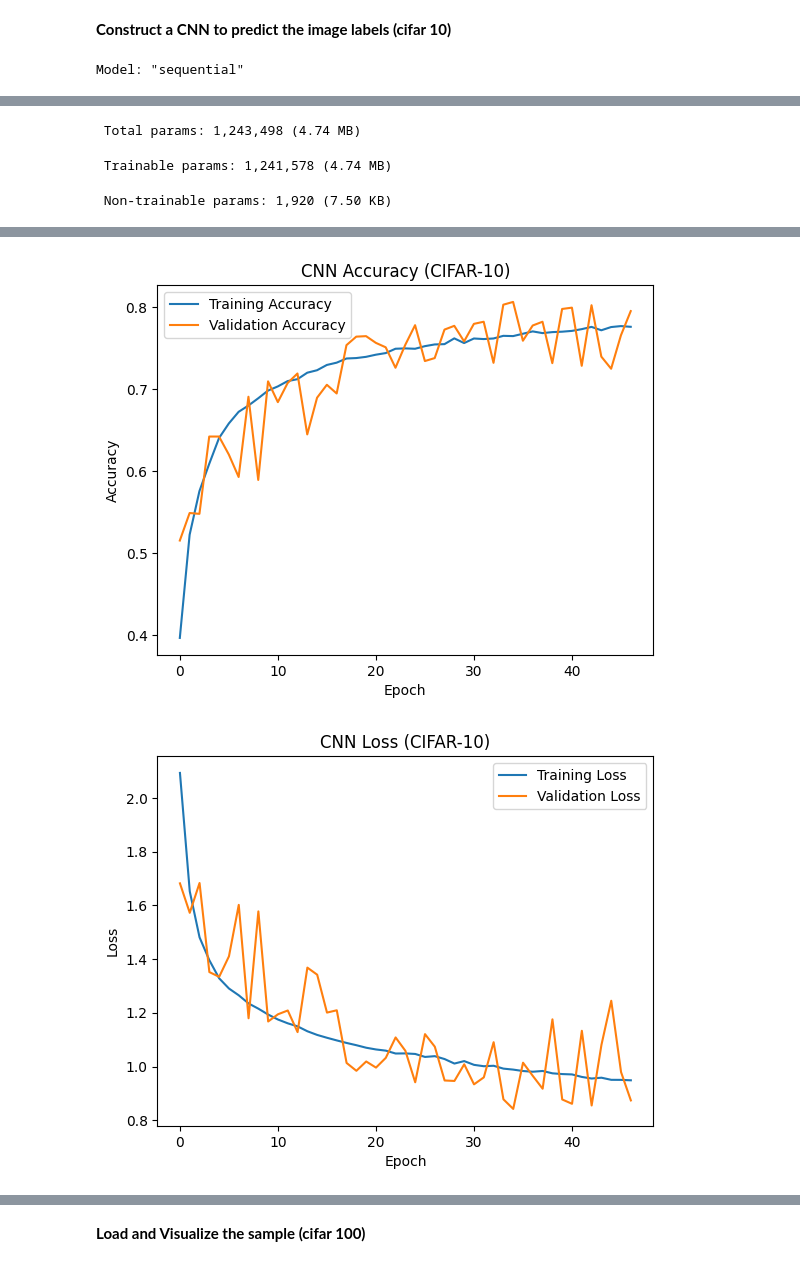
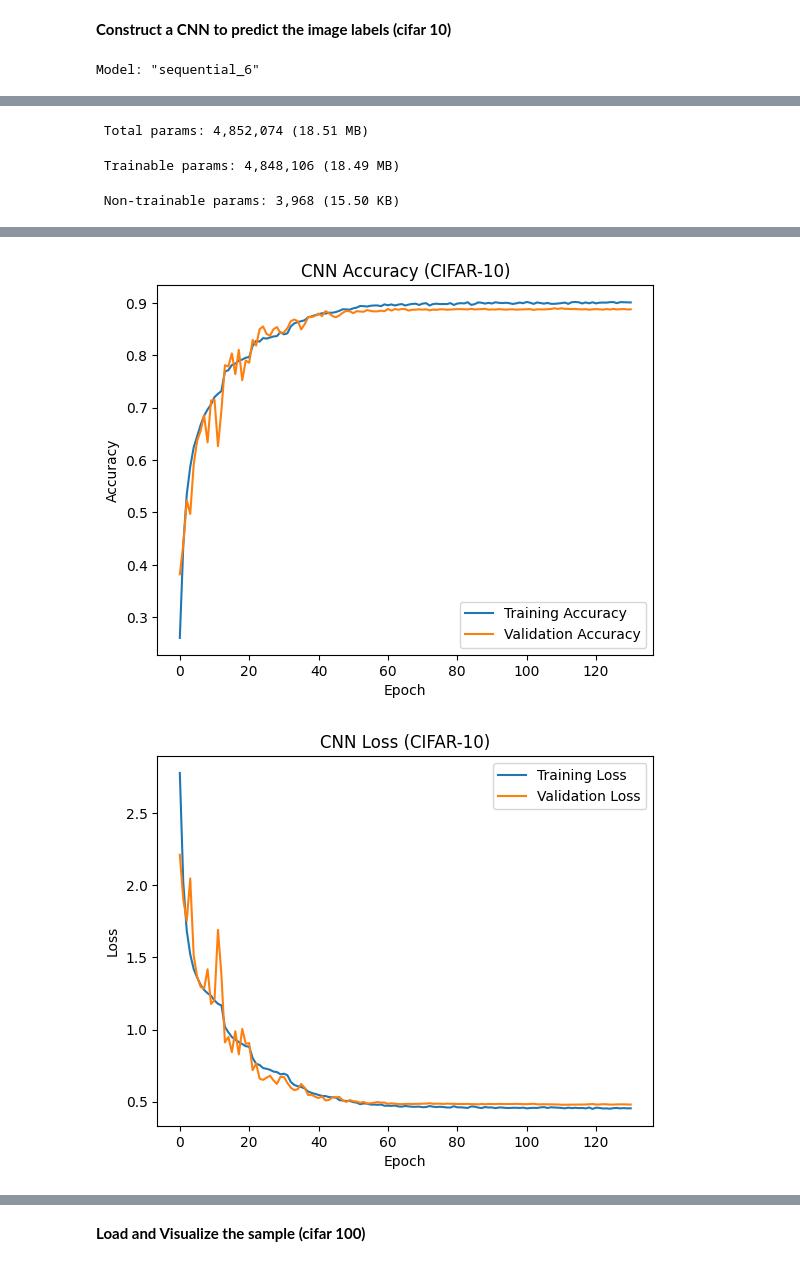
Before and after one commit to juvereturn05151/cs576-Deep-Learning, a Jupyter notebook: Project#2_Ju-veChankasemporn/Project#2DeepLearning.ipynb, the cells around one changed output, grey strips where cells are left out. Cells and saved outputs as stored; diff of their text form; code cells hidden in the pictures.

```diff
--- a/Project#2_Ju-veChankasemporn/Project#2DeepLearning.ipynb
+++ b/Project#2_Ju-veChankasemporn/Project#2DeepLearning.ipynb
@@ -78,7 +78,7 @@ lr_cb = tf.keras.callbacks.ReduceLROnPlateau(
 )
 
 early_cb = tf.keras.callbacks.EarlyStopping(
-    monitor="val_loss", patience=12, restore_best_weights=True, verbose=1
+    monitor="val_loss", patience=20, restore_best_weights=True, verbose=1
 )
 
 
@@ -90,7 +90,7 @@ data_aug = tf.keras.Sequential([
     layers.RandomContrast(0.1),
 ], name="data_aug")
 
-BATCH_SIZE = 64
+BATCH_SIZE = 128
 AUTOTUNE = tf.data.AUTOTUNE
 
 train_ds = tf.data.Dataset.from_tensor_slices((x_tr, y_tr)) \
@@ -118,7 +118,7 @@ model = models.Sequential([
     layers.BatchNormalization(),
     layers.Activation("relu"),
     layers.MaxPooling2D(),
-    layers.Dropout(0.25),
+    layers.Dropout(0.1),
 
     layers.Conv2D(64, 3, padding="same", use_bias=False, kernel_regularizer=regularizers.l2(5e-4)),
     layers.BatchNormalization(),
@@ -127,7 +127,7 @@ model = models.Sequential([
     layers.BatchNormalization(),
     layers.Activation("relu"),
     layers.MaxPooling2D(),
-    layers.Dropout(0.30),
+    layers.Dropout(0.15),
 
     layers.Conv2D(128, 3, padding="same", use_bias=False, kernel_regularizer=regularizers.l2(5e-4)),
     layers.BatchNormalization(),
@@ -136,7 +136,7 @@ model = models.Sequential([
     layers.BatchNormalization(),
     layers.Activation("relu"),
     layers.MaxPooling2D(),
-    layers.Dropout(0.3),
+    layers.Dropout(0.2),
 
     layers.Conv2D(256, 3, padding="same", use_bias=False, kernel_regularizer=regularizers.l2(5e-4)),
     layers.BatchNormalization(),
@@ -145,7 +145,16 @@ model = models.Sequential([
     layers.BatchNormalization(),
     layers.Activation("relu"),
     layers.MaxPooling2D(),
-    layers.Dropout(0.35),
+    layers.Dropout(0.25),
+
+    layers.Conv2D(512, 3, padding="same", use_bias=False, kernel_regularizer=regularizers.l2(5e-4)),
+    layers.BatchNormalization(),
+    layers.Activation("relu"),
+    layers.Conv2D(512, 3, padding="same", use_bias=False, kernel_regularizer=regularizers.l2(5e-4)),
+    layers.BatchNormalization(),
+    layers.Activation("relu"),
+    layers.MaxPooling2D(),
+    layers.Dropout(0.3),
 
     layers.GlobalAveragePooling2D(),
     layers.Dense(256, activation="relu", kernel_regularizer=regularizers.l2(5e-4)),
@@ -157,12 +166,12 @@ model.summary()
 
 steps_per_epoch = int(np.ceil(len(x_tr) / BATCH_SIZE))
 lr_schedule = tf.keras.optimizers.schedules.CosineDecay(
-    initial_learning_rate=1e-3,
+    initial_learning_rate=2e-3,
     decay_steps=steps_per_epoch * 150,
     alpha=1e-2
 )
 
-opt = optimizers.AdamW(learning_rate=lr_schedule, weight_decay=1e-4)
+opt = tf.keras.optimizers.Adam(learning_rate=1e-3)
 
 loss_fn = tf.keras.losses.SparseCategoricalCrossentropy()
 
@@ -176,7 +185,7 @@ history = model.fit(
     train_ds,
     validation_data=val_ds,
     epochs=200,
-    callbacks=[early_cb],
+    callbacks=[early_cb, lr_cb],
     verbose=1
 )
 
@@ -201,7 +210,7 @@ plt.show()
 test_loss, test_acc = model.evaluate(x_test, y_test, verbose=0)
 print(f"Final Test Accuracy: {test_acc:.4f} | Test Loss: {test_loss:.4f}")
 # %% [output]
-Model: "sequential"
+Model: "sequential_6"
 ┏━━━━━━━━━━━━━━━━━━━━━━━━━━━━━━━━━┳━━━━━━━━━━━━━━━━━━━━━━━━┳━━━━━━━━━━━━━━━┓
 ┃ Layer (type)                    ┃ Output Shape           ┃       Param # ┃
 ┡━━━━━━━━━━━━━━━━━━━━━━━━━━━━━━━━━╇━━━━━━━━━━━━━━━━━━━━━━━━╇━━━━━━━━━━━━━━━┩
@@ -221,5 +230,5 @@ Model: "sequential"
 └─────────────────────────────────┴────────────────────────┴───────────────┘
- Total params: 1,243,498 (4.74 MB)
+ Total params: 4,852,074 (18.51 MB)
- Trainable params: 1,241,578 (4.74 MB)
+ Trainable params: 4,848,106 (18.49 MB)
- Non-trainable params: 1,920 (7.50 KB)
+ Non-trainable params: 3,968 (15.50 KB)
 Epoch 1/200
@@ -242,2 +251,2 @@ Restoring model weights from the end of the best epoch: 35.
-[figure, old version]
+[figure, new version]
-[figure, old version]
+[figure, new version]
```
Also changed, not shown: parts of 2 cells of this notebook.
